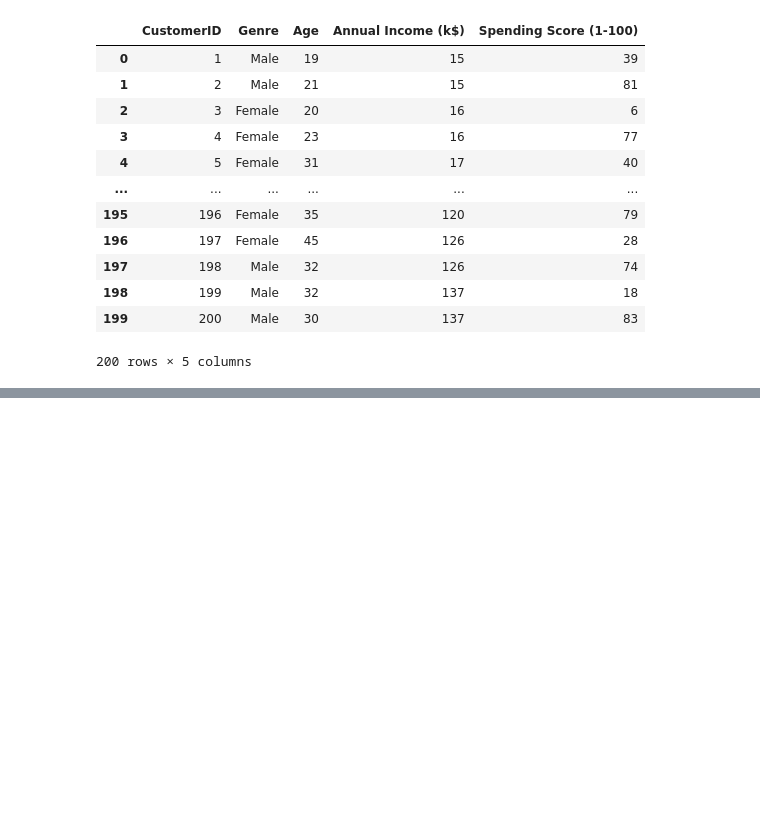
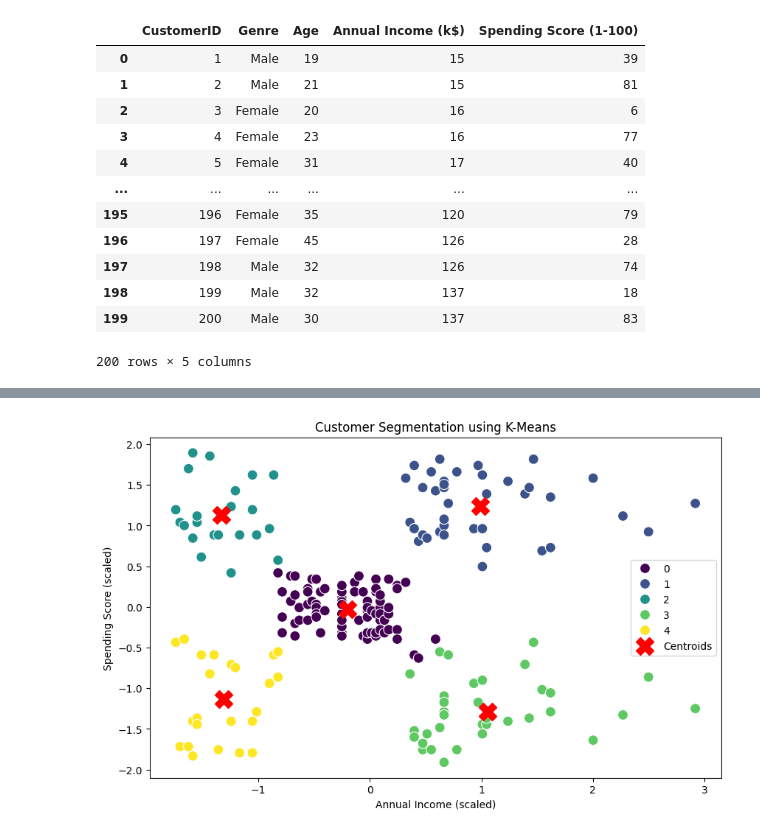
Before and after one commit to codyasbin/ML-AI-projects, a Jupyter notebook: Clustering/Mall Customers.ipynb, the cells around one changed output, grey strips where cells are left out. Drawn from its saved outputs; the diff is of its cells as text; code cells hidden in the pictures; blank space fills up the shorter version.

```diff
--- a/Clustering/Mall Customers.ipynb
+++ b/Clustering/Mall Customers.ipynb
@@ -19,0 +76,22 @@ df
+# %%
+# Applying K-Means with optimal k (let's say k=5 based on the elbow method)
+optimal_k = 5
+kmeans = KMeans(n_clusters=optimal_k, init='k-means++', random_state=42)
+clusters = kmeans.fit_predict(X_scaled)
+
+# Add cluster labels to the dataset
+df['Cluster'] = clusters
+# %%
+import seaborn as sns
+
+# Scatter plot of clusters
+plt.figure(figsize=(10, 6))
+sns.scatterplot(x=X_scaled[:, 0], y=X_scaled[:, 1], hue=df['Cluster'], palette='viridis', s=100)
+plt.scatter(kmeans.cluster_centers_[:, 0], kmeans.cluster_centers_[:, 1], s=300, c='red', label='Centroids', marker='X')
+plt.xlabel('Annual Income (scaled)')
+plt.ylabel('Spending Score (scaled)')
+plt.title('Customer Segmentation using K-Means')
+plt.legend()
+plt.show()
+# %% [output]
+[figure, added]
```
Also changed, not shown: parts of 4 cells of this notebook, 25 other files.
